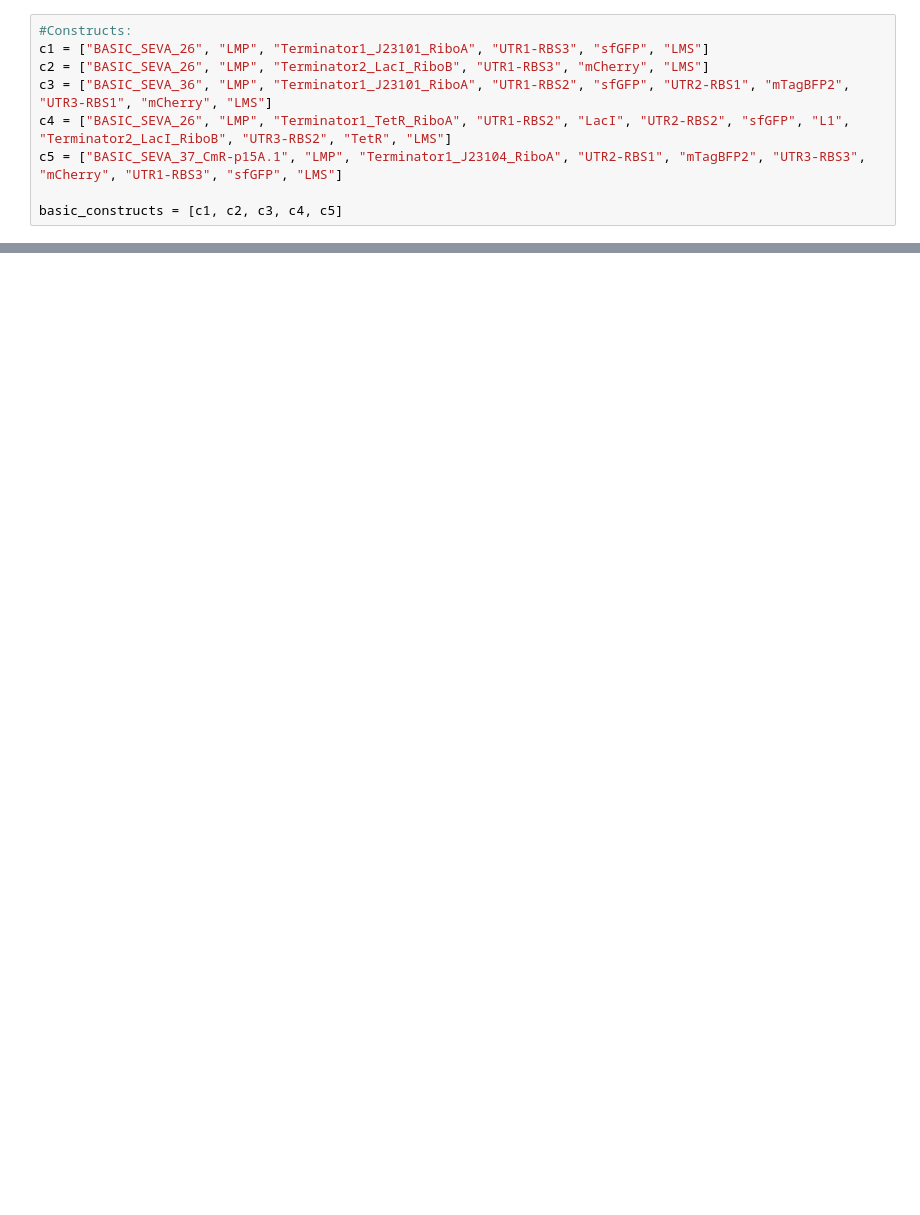
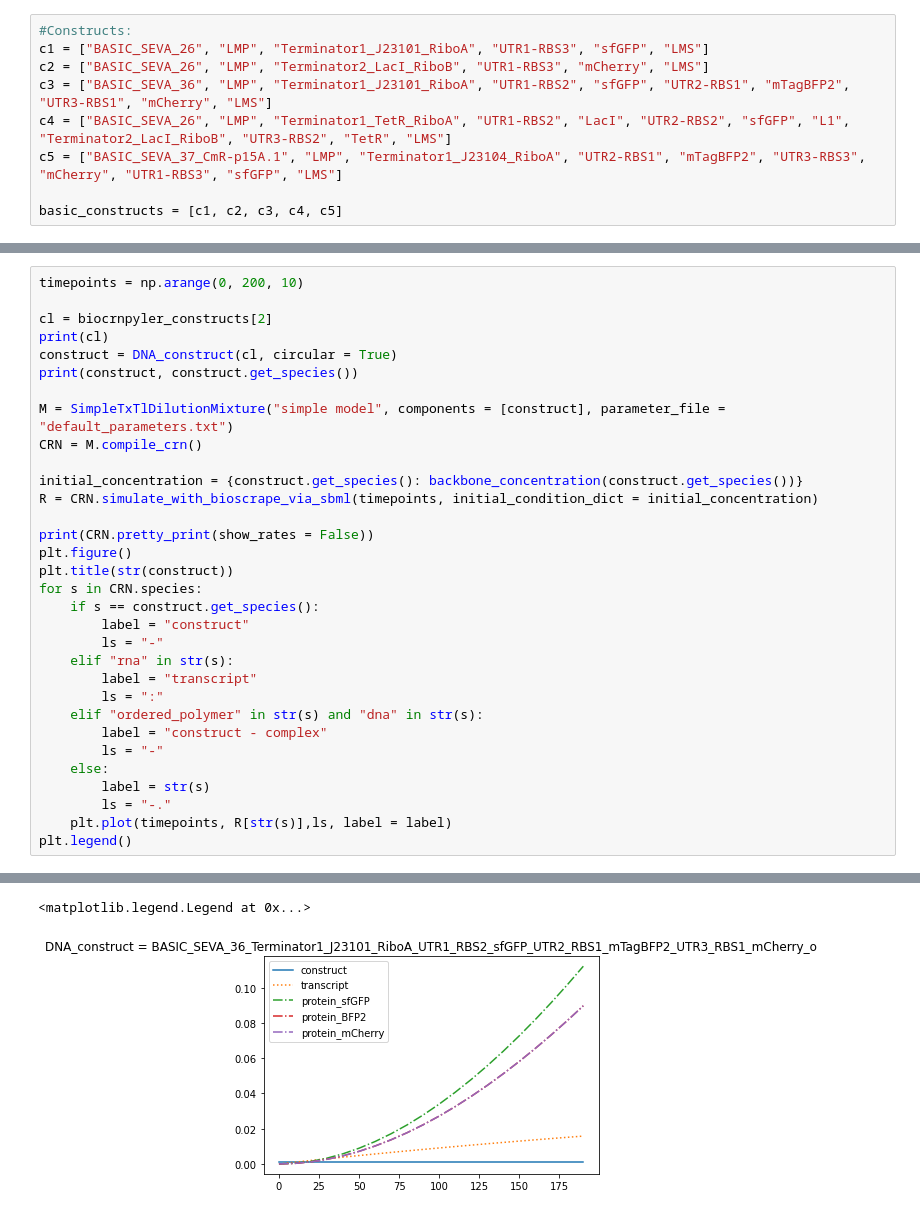
Before and after one commit to LondonBiofoundry/basicsynbio-BioCRNpyler, a Jupyter notebook: Prototype Notebook.ipynb, the cells around one changed output, grey strips where cells are left out. Cells and saved outputs as stored; diff of their text form; blank space fills up the shorter version.

```diff
--- a/Prototype Notebook.ipynb
+++ b/Prototype Notebook.ipynb
@@ -89,0 +188,33 @@ LMS Linker
+# %%
+timepoints = np.arange(0, 200, 10)
+
+cl = biocrnpyler_constructs[2]
+print(cl)
+construct = DNA_construct(cl, circular = True)
+print(construct, construct.get_species())
+
+M = SimpleTxTlDilutionMixture("simple model", components = [construct], parameter_file = "default_parameters.txt")
+CRN = M.compile_crn()
+
+initial_concentration = {construct.get_species(): backbone_concentration(construct.get_species())}
+R = CRN.simulate_with_bioscrape_via_sbml(timepoints, initial_condition_dict = initial_concentration)
+
+print(CRN.pretty_print(show_rates = False))
+plt.figure()
+plt.title(str(construct))
+for s in CRN.species:
+    if s == construct.get_species():
+        label = "construct"
+        ls = "-"
+    elif "rna" in str(s):
+        label = "transcript"
+        ls = ":"
+    elif "ordered_polymer" in str(s) and "dna" in str(s):
+        label = "construct - complex"
+        ls = "-"
+    else:
+        label = str(s)
+        ls = "-."
+    plt.plot(timepoints, R[str(s)],ls, label = label)
+plt.legend()
+# %% [output]
@@ -89,0 +238,2 @@ LMS Linker
+<matplotlib.legend.Legend at 0x...>
+[figure, added]
```
Also changed, not shown: parts of 7 cells of this notebook, 3 other files.
